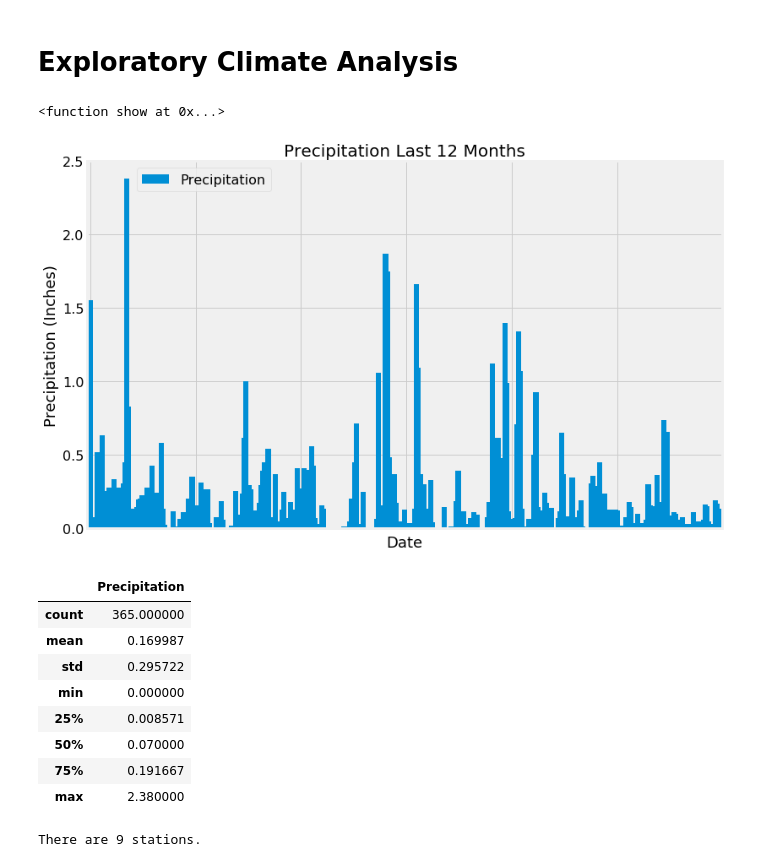
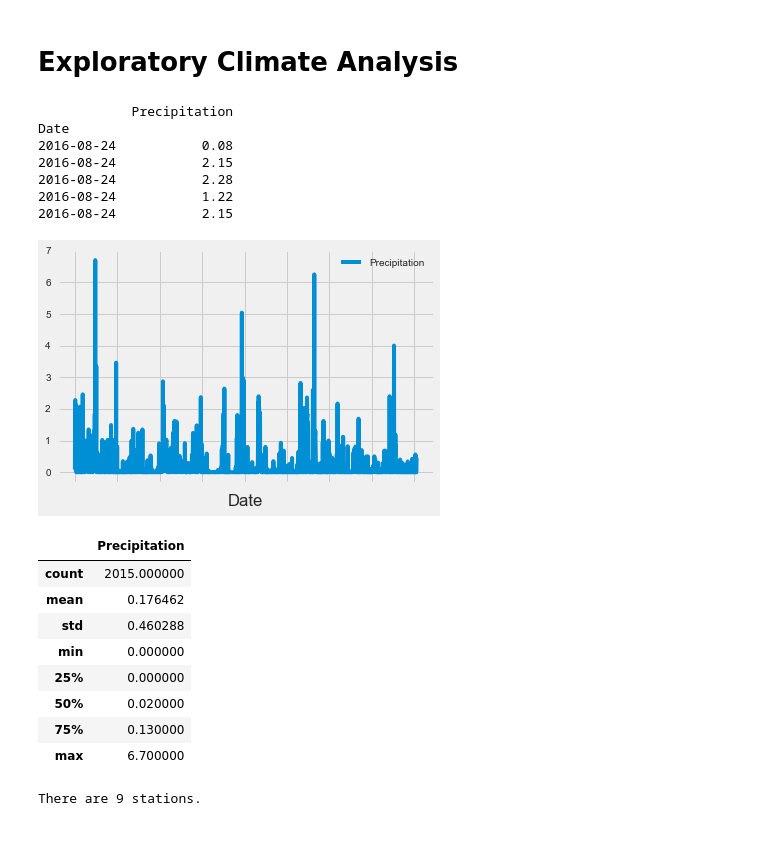
Before and after one commit to karikashah/climate_starter, a Jupyter notebook: climate_starter.ipynb, the cells around one changed output. Cells and saved outputs as stored; diff of their text form; code cells hidden in the pictures; blank space fills up the shorter version.

Commit message:
Modified the code related to graphs & also added new function & calculated max,min avg for trip temp.

```diff
--- a/climate_starter.ipynb
+++ b/climate_starter.ipynb
@@ -72,54 +72,52 @@ session = Session(engine)
 # %%
 # Design a query to retrieve the last 12 months of precipitation data and plot the results
 last_date = session.query(Measurement.date).order_by(Measurement.date.desc()).first().date
 
 # Calculate the date 1 year ago from the last data point in the database
 last_year = dt.datetime.strptime(last_date, '%Y-%m-%d') - dt.timedelta(days=365)
 
-# Perform a query to retrieve the data and precipitation scores (Using avg precipitation data for each date)
-rain_results = session.query(Measurement.date, func.avg(Measurement.prcp)).\
+# # Perform a query to retrieve the data and precipitation scores (Using avg precipitation data for each date)
+# # returns 365 rows
+# rain_results = session.query(Measurement.date, func.avg(Measurement.prcp)).\
+#     filter(Measurement.date >= last_year).\
+#     group_by(Measurement.date).all()
+
+# Perform a query to retrieve the data and precipitation scores (working with actual data) - returns 2015 rows
+rain_results = session.query(Measurement.date, Measurement.prcp).\
     filter(Measurement.date >= last_year).\
-    group_by(Measurement.date).all()
-
-# # Perform a query to retrieve the data and precipitation scores (working with actual data)
-# rain_results = session.query(Measurement.date, Measurement.prcp).\
-#     filter(Measurement.date >= last_year).\
-#     order_by(Measurement.date).all()
+    order_by(Measurement.date).all()
 
 # Save the query results as a Pandas DataFrame and set the index to the date column
 precipitation_df = pd.DataFrame(rain_results, columns=['Date', 'Precipitation'])
 precipitation_df.set_index('Date', inplace=True)
-precipitation_df.head()
+precipitation_df = precipitation_df.dropna()
+print(precipitation_df.head())
 
 # Use Pandas Plotting with Matplotlib to plot the data
-ax = precipitation_df.plot(kind='bar', width=3, figsize=(12,8))
-plt.locator_params(axis='x', nbins=6)
-ax.xaxis.set_major_formatter(plt.NullFormatter())
-ax.tick_params(axis='y', labelsize=16)
-ax.grid(True)
-plt.legend(bbox_to_anchor=(.3,1), fontsize="16")
-plt.title("Precipitation Last 12 Months", size=20)
-plt.ylabel("Precipitation (Inches)", size=18)
-plt.xlabel("Date", size=18)
-# plt.savefig("Output/Precipitation_orderby.png")
-plt.savefig("Output/Precipitation_using_groupby.png")
-print(plt.show)
+ax = precipitation_df.plot().get_figure()
+ax.savefig("Output/Precipitation_orderby.png")
 # %% [output]
-<function show at 0x...>
+            Precipitation
+Date
+2016-08-24           0.08
+2016-08-24           2.15
+2016-08-24           2.28
+2016-08-24           1.22
+2016-08-24           2.15
-[figure, old version]
+[figure, new version]
 # %%
 # Use Pandas to calcualte the summary statistics for the precipitation data
 precipitation_df.describe()
 # %% [output]
 |  | Precipitation |
-| count | 365.000000 |
-| mean | 0.169987 |
-| std | 0.295722 |
+| count | 2015.000000 |
+| mean | 0.176462 |
+| std | 0.460288 |
 | min | 0.000000 |
-| 25% | 0.008571 |
-| 50% | 0.070000 |
-| 75% | 0.191667 |
-| max | 2.380000 |
+| 25% | 0.000000 |
+| 50% | 0.020000 |
+| 75% | 0.130000 |
+| max | 6.700000 |
 # %%
 # Design a query to show how many stations are available in this dataset?
 locations = session.query(Station)
```
Also changed, not shown: parts of 6 cells of this notebook, 4 other files.
